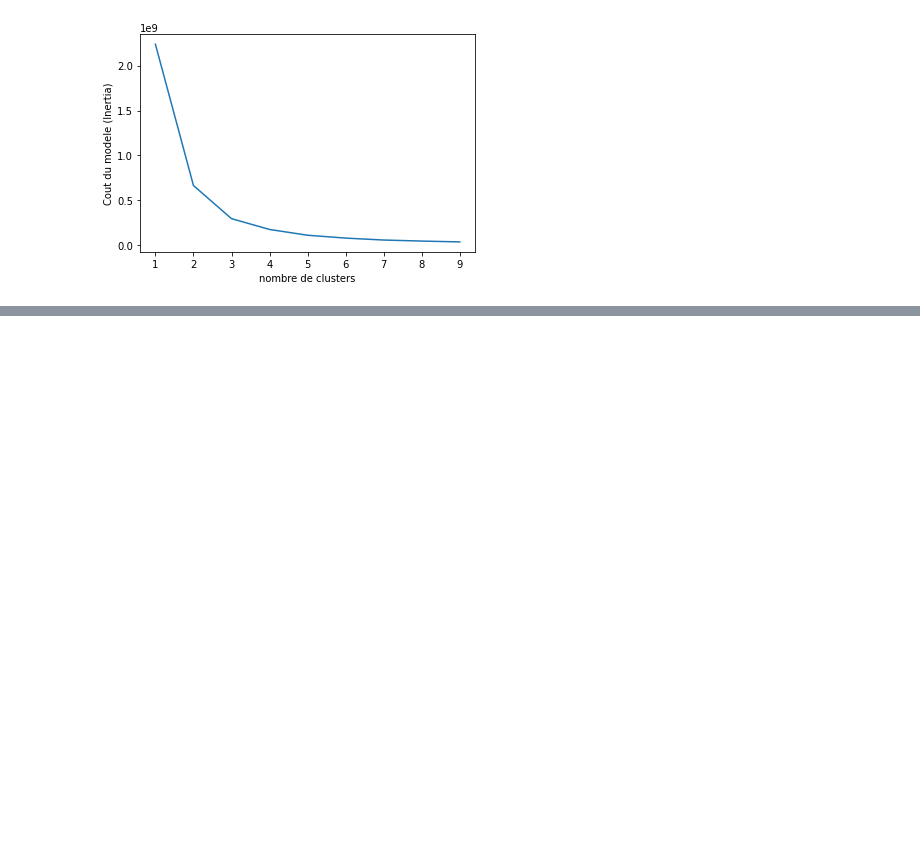
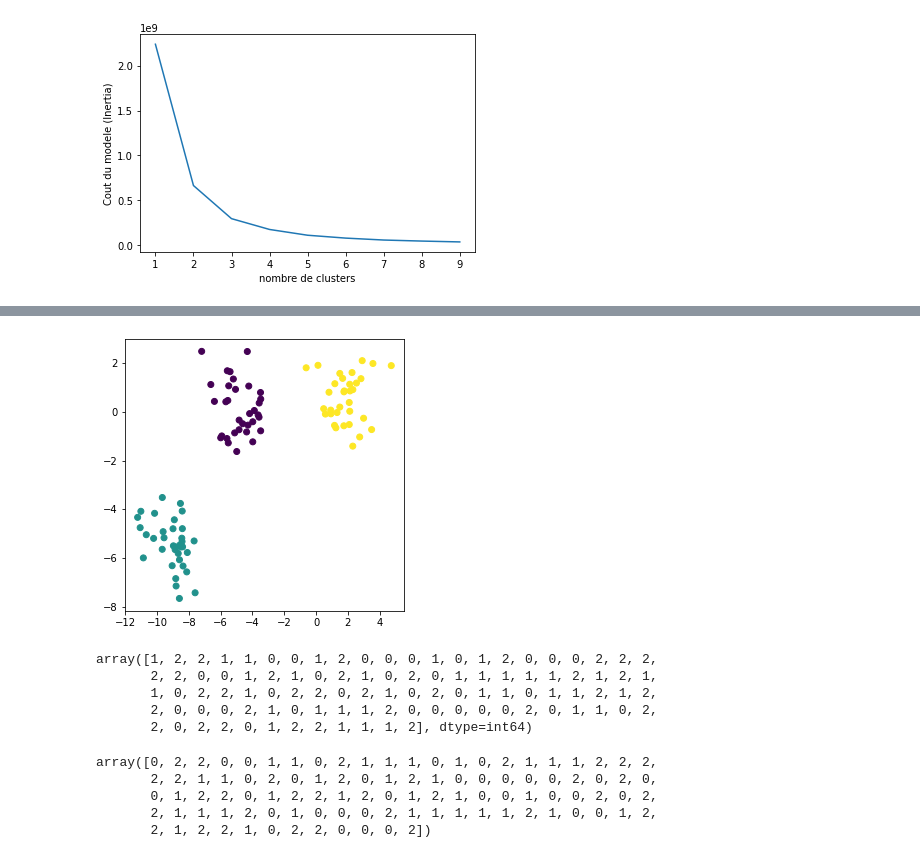
Before and after one commit to Data-dream-team-Laurence/Brief-data-dream-team, a Jupyter notebook: segmentation_client/segmentation.ipynb, the cells around one changed output, grey strips where cells are left out. Cells and saved outputs as stored; diff of their text form; code cells hidden in the pictures; blank space fills up the shorter version.

```diff
--- a/segmentation_client/segmentation.ipynb
+++ b/segmentation_client/segmentation.ipynb
@@ -488,0 +502,37 @@ Pour le cluster 2 les clients on commander pour la dernière fois entre 175 et 3
+# %%
+%matplotlib inline
+from sklearn.datasets import make_blobs
+from sklearn.cluster import AgglomerativeClustering
+import matplotlib.pyplot as plt
+import pandas as pd
+
+# création du dataset
+n_samples = 100
+random_state = 170
+X, y = make_blobs(n_samples = n_samples, random_state = random_state)
+X = pd.DataFrame(X, columns = ['abscisse','ordonnée'])
+
+# Segmentation à l'aide d'une CAH
+y_pred = AgglomerativeClustering(n_clusters = 3).fit_predict(X)
+
+# Visualisation du résultat
+plt.figure(figsize = (5,5))
+plt.scatter(X['abscisse'],X['ordonnée'],c = y_pred);
+# %% [output]
+[figure, added]
+# %%
+y_pred
+# %% [output]
+array([1, 2, 2, 1, 1, 0, 0, 1, 2, 0, 0, 0, 1, 0, 1, 2, 0, 0, 0, 2, 2, 2,
+       2, 2, 0, 0, 1, 2, 1, 0, 2, 1, 0, 2, 0, 1, 1, 1, 1, 1, 2, 1, 2, 1,
+       1, 0, 2, 2, 1, 0, 2, 2, 0, 2, 1, 0, 2, 0, 1, 1, 0, 1, 1, 2, 1, 2,
+       2, 0, 0, 0, 2, 1, 0, 1, 1, 1, 2, 0, 0, 0, 0, 0, 2, 0, 1, 1, 0, 2,
+       2, 0, 2, 2, 0, 1, 2, 2, 1, 1, 1, 2], dtype=int64)
+# %%
+y
+# %% [output]
+array([0, 2, 2, 0, 0, 1, 1, 0, 2, 1, 1, 1, 0, 1, 0, 2, 1, 1, 1, 2, 2, 2,
+       2, 2, 1, 1, 0, 2, 0, 1, 2, 0, 1, 2, 1, 0, 0, 0, 0, 0, 2, 0, 2, 0,
+       0, 1, 2, 2, 0, 1, 2, 2, 1, 2, 0, 1, 2, 1, 0, 0, 1, 0, 0, 2, 0, 2,
+       2, 1, 1, 1, 2, 0, 1, 0, 0, 0, 2, 1, 1, 1, 1, 1, 2, 1, 0, 0, 1, 2,
+       2, 1, 2, 2, 1, 0, 2, 2, 0, 0, 0, 2])
```
Also changed, not shown: parts of 25 cells of this notebook.
